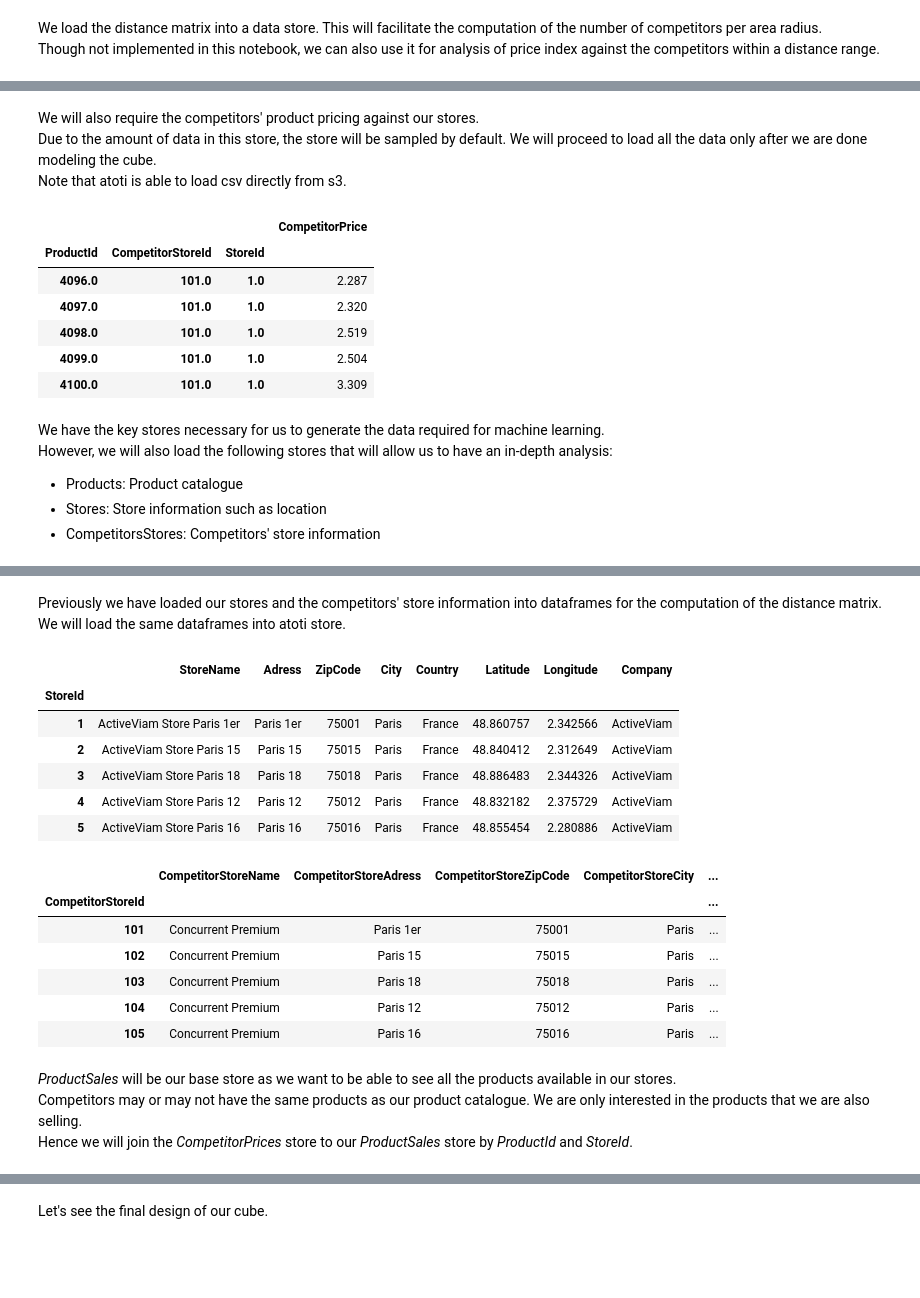
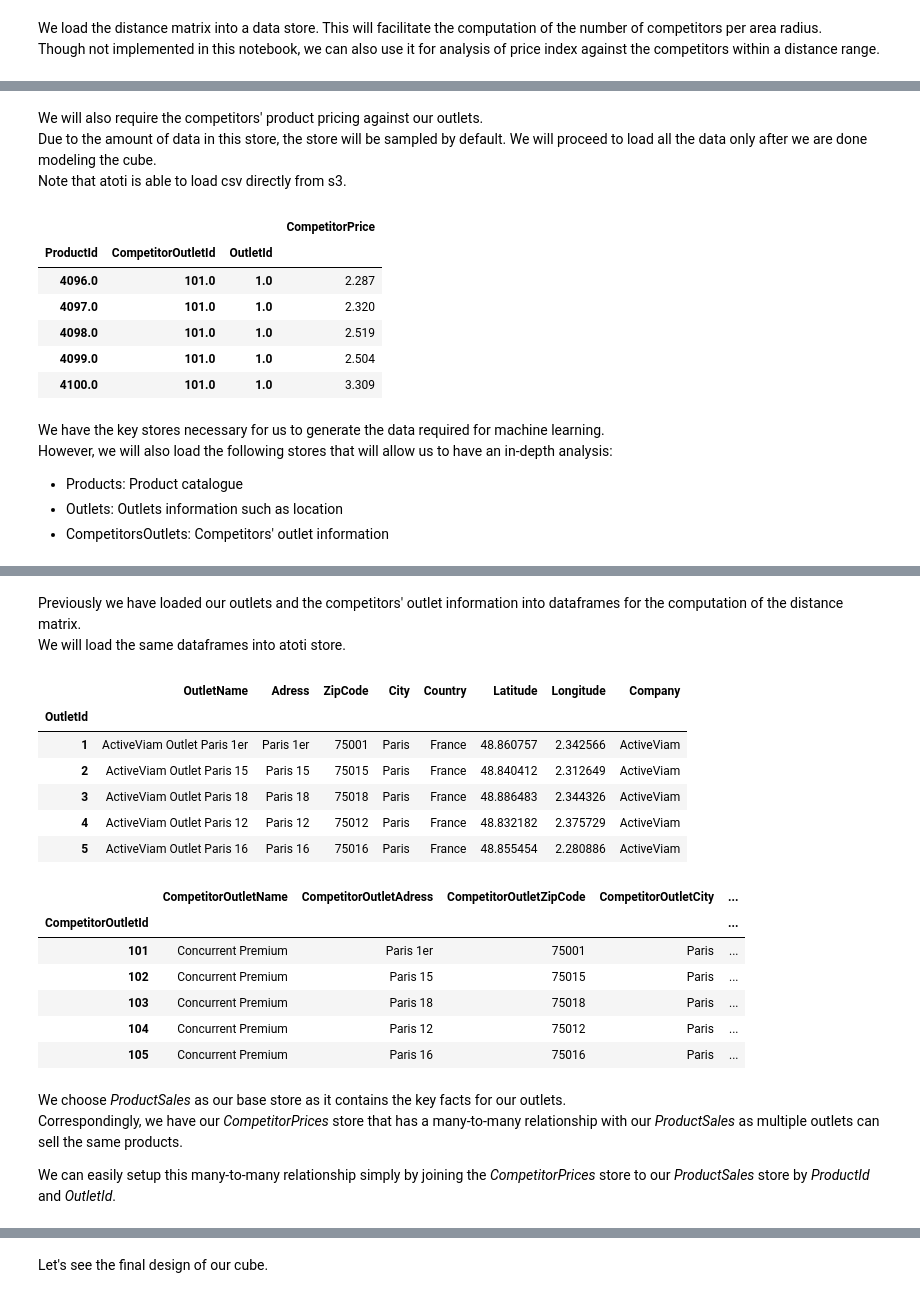
Before and after one commit to atoti/notebooks, a Jupyter notebook: retail/geopricing/main.ipynb, the cells around one changed output, grey strips where cells are left out. Cells and saved outputs as stored; diff of their text form; code cells hidden in the pictures; blank space fills up the shorter version.

```diff
--- a/retail/geopricing/main.ipynb
+++ b/retail/geopricing/main.ipynb
@@ -44,6 +44,6 @@ We will first start by loading our stores into Pandas dataframe.
 # %%
-stores_df = pd.read_csv(
-    "https://data.atoti.io/notebooks/geopricing/stores.csv", sep=";"
+outlets_df = pd.read_csv(
+    "https://data.atoti.io/notebooks/geopricing/outlets.csv", sep=";"
 )
-stores_df.head(5)
+outlets_df.head(5)
 # %% [output]
@@ -107,3 +105,6 @@ session = tt.create_session()
+# %%
+config = tt.config.create_config(port=9999)
+session = tt.create_session(config=config)
 # %% [markdown]
 We load the distance matrix into a data store. This will facilitate the computation of the number of competitors per area radius.
 Though not implemented in this notebook, we can also use it for analysis of price index against the competitors within a distance range.
@@ -160,25 +154,20 @@ The store has been sampled because there are more than 10000 lines in the files
 # %%
 price_index_cube = session.create_cube(productSales, "PriceIndexCube")
 # %% [markdown]
-We will also require the competitors' product pricing against our stores.
+We will also require the competitors' product pricing against our outlets.
 Due to the amount of data in this store, the store will be sampled by default. We will proceed to load all the data only after we are done modeling the cube.
 Note that atoti is able to load csv directly from s3.
 # %%
 competitorPrices = session.read_csv(
     "s3://data.atoti.io/notebooks/geopricing/competitor_prices.csv",
-    keys=["ProductId", "CompetitorStoreId", "StoreId"],
+    keys=["ProductId", "CompetitorOutletId", "OutletId"],
     store_name="CompetitorPrices",
-    types={
-        "ProductId": tt.types.INT,
-        "StoreId": tt.types.INT,
-        "CompetitorStoreId": tt.types.INT,
-    },
 )
 
 competitorPrices.head()
 # %% [output]
 |  |  |  | CompetitorPrice |
-| ProductId | CompetitorStoreId | StoreId |  |
+| ProductId | CompetitorOutletId | OutletId |  |
 | 4096.0 | 101.0 | 1.0 | 2.287 |
 | 4097.0 | 101.0 | 1.0 | 2.320 |
 | 4098.0 | 101.0 | 1.0 | 2.519 |
@@ -188,8 +177,8 @@ competitorPrices.head()
 We have the key stores necessary for us to generate the data required for machine learning.
 However, we will also load the following stores that will allow us to have an in-depth analysis:
 - Products: Product catalogue
-- Stores: Store information such as location
-- CompetitorsStores: Competitors' store information
+- Outlets: Outlets information such as location
+- CompetitorsOutlets: Competitors' outlet information
 # %%
 products = session.read_csv(
     "s3://data.atoti.io/notebooks/geopricing/products_info.csv",
@@ -209,47 +196,46 @@ products.head()
 | 4099 | 3124480183828 | 2L OASIS TROPICAL PET | OASIS | 2 | L | LIQUIDES | SOFT TRADITIONNELS | BOISSON AUX FRUITS PLAT | PET - PVC |
 | 4100 | 3124480186577 | 6X33CL OASIS TROPICAL BT | OASIS | 6x33 | cl | LIQUIDES | SOFT TRADITIONNELS | BOISSON AUX FRUITS PLAT | BOITES |
 # %% [markdown]
-Previously we have loaded our stores and the competitors' store information into dataframes for the computation of the distance matrix.
+Previously we have loaded our outlets and the competitors' outlet information into dataframes for the computation of the distance matrix.
 We will load the same dataframes into atoti store.
 # %%
-stores = session.read_pandas(
-    stores_df,
-    #     sep=";",
-    keys=["StoreId"],
-    store_name="Stores",
-    types={"StoreId": tt.types.INT},
+outlets = session.read_pandas(
+    outlets_df,
+    keys=["OutletId"],
+    store_name="Outlets",
+    types={"OutletId": tt.types.INT},
 )
 
-stores.head()
+outlets.head()
 # %% [output]
-|  | StoreName | Adress | ZipCode | City | Country | Latitude | Longitude | Company |
-| StoreId |  |  |  |  |  |  |  |  |
-| 1 | ActiveViam Store Paris 1er | Paris 1er | 75001 | Paris | France | 48.860757 | 2.342566 | ActiveViam |
-| 2 | ActiveViam Store Paris 15 | Paris 15 | 75015 | Paris | France | 48.840412 | 2.312649 | ActiveViam |
-| 3 | ActiveViam Store Paris 18 | Paris 18 | 75018 | Paris | France | 48.886483 | 2.344326 | ActiveViam |
-| 4 | ActiveViam Store Paris 12 | Paris 12 | 75012 | Paris | France | 48.832182 | 2.375729 | ActiveViam |
-| 5 | ActiveViam Store Paris 16 | Paris 16 | 75016 | Paris | France | 48.855454 | 2.280886 | ActiveViam |
+|  | OutletName | Adress | ZipCode | City | Country | Latitude | Longitude | Company |
+| OutletId |  |  |  |  |  |  |  |  |
+| 1 | ActiveViam Outlet Paris 1er | Paris 1er | 75001 | Paris | France | 48.860757 | 2.342566 | ActiveViam |
+| 2 | ActiveViam Outlet Paris 15 | Paris 15 | 75015 | Paris | France | 48.840412 | 2.312649 | ActiveViam |
+| 3 | ActiveViam Outlet Paris 18 | Paris 18 | 75018 | Paris | France | 48.886483 | 2.344326 | ActiveViam |
+| 4 | ActiveViam Outlet Paris 12 | Paris 12 | 75012 | Paris | France | 48.832182 | 2.375729 | ActiveViam |
+| 5 | ActiveViam Outlet Paris 16 | Paris 16 | 75016 | Paris | France | 48.855454 | 2.280886 | ActiveViam |
 # %%
-competitorStore = session.read_pandas(
-    competitor_stores_df,
-    #     sep=";",
-    keys=["CompetitorStoreId"],
-    store_name="CompetitorsStores",
-    types={"CompetitorStoreId": tt.types.INT},
+competitorOutlets = session.read_pandas(
+    competitor_outlets_df,
+    keys=["CompetitorOutletId"],
+    store_name="CompetitorsOutlet",
+    types={"CompetitorOutletId": tt.types.INT},
 )
 
-competitorStore.head()
+competitorOutlets.head()
 # %% [output]
-|  | CompetitorStoreName | CompetitorStoreAdress | CompetitorStoreZipCode | CompetitorStoreCity | ... |
-| CompetitorStoreId |  |  |  |  | ... |
+|  | CompetitorOutletName | CompetitorOutletAdress | CompetitorOutletZipCode | CompetitorOutletCity | ... |
+| CompetitorOutletId |  |  |  |  | ... |
 | 101 | Concurrent Premium | Paris 1er | 75001 | Paris | ... |
 | 102 | Concurrent Premium | Paris 15 | 75015 | Paris | ... |
 | 103 | Concurrent Premium | Paris 18 | 75018 | Paris | ... |
 | 104 | Concurrent Premium | Paris 12 | 75012 | Paris | ... |
 | 105 | Concurrent Premium | Paris 16 | 75016 | Paris | ... |
-# %% [markdown]
-_ProductSales_ will be our base store as we want to be able to see all the products available in our stores.
-Competitors may or may not have the same products as our product catalogue. We are only interested in the products that we are also selling.
-Hence we will join the _CompetitorPrices_ store to our _ProductSales_ store by _ProductId_ and _StoreId_.
+# %% [markdown]
+We choose _ProductSales_ as our base store as it contains the key facts for our outlets.
+Correspondingly, we have our _CompetitorPrices_ store that has a many-to-many relationship with our _ProductSales_ as multiple outlets can sell the same products.
+
+We can easily setup this many-to-many relationship simply by joining the _CompetitorPrices_ store to our _ProductSales_ store by _ProductId_ and _OutletId_.
 # %%
 productSales.join(
```
Also changed, not shown: parts of 79 cells of this notebook, 2 other files.
